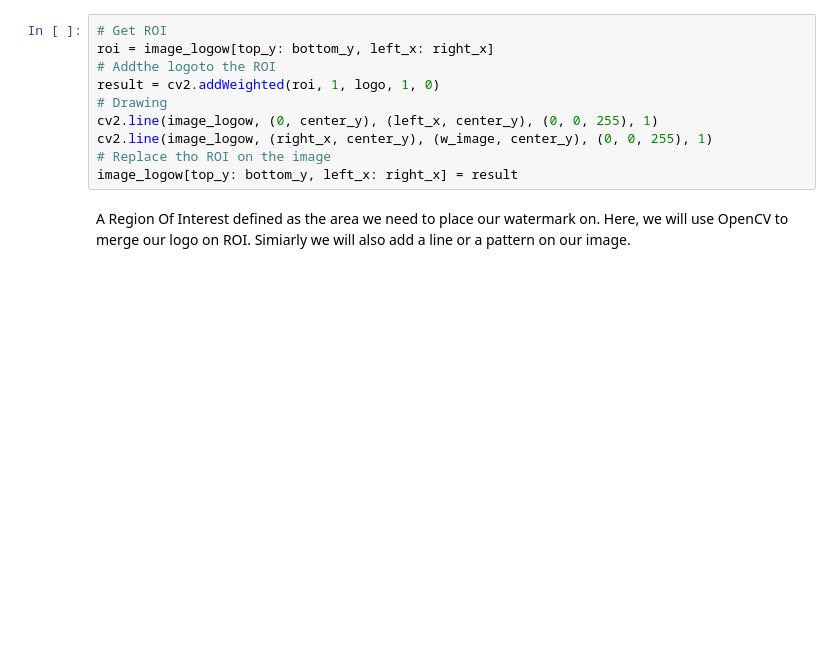
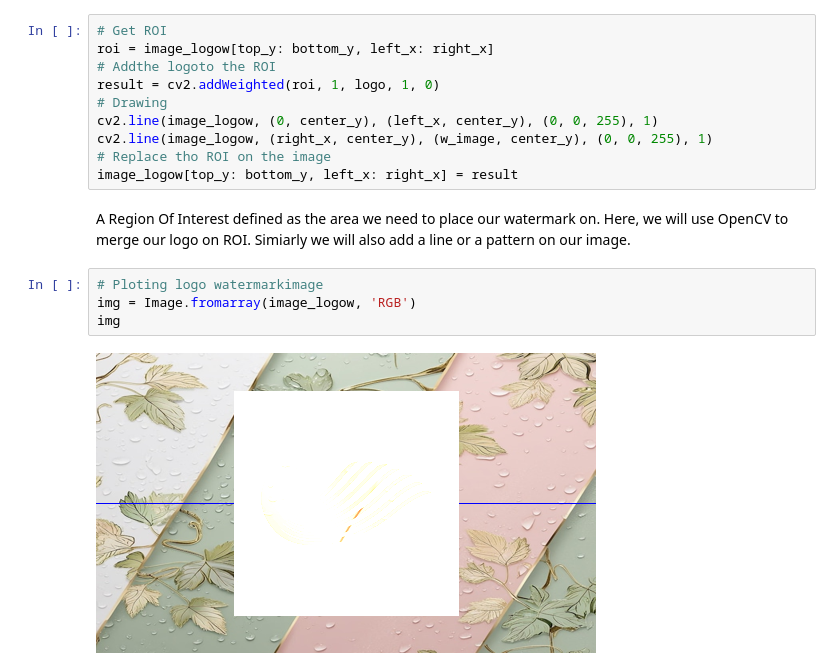
Before and after one commit to mahursh/ImageWatermarking, a Jupyter notebook: ImageWatermarkingNotes.ipynb, the cells around one changed output. Drawn from its saved outputs; the diff is of its cells as text; blank space fills up the shorter version.

```diff
--- a/ImageWatermarkingNotes.ipynb
+++ b/ImageWatermarkingNotes.ipynb
@@ -55,3 +55,9 @@ cv2.line(image_logow, (right_x, center_y), (w_image, center_y), (0, 0, 255), 1)
 image_logow[top_y: bottom_y, left_x: right_x] = result
 # %% [markdown]
 A Region Of Interest defined as the area we need to place our watermark on. Here, we will use OpenCV to merge our logo on ROI. Simiarly we will also add a line or a pattern on our image.
+# %%
+# Ploting logo watermarkimage
+img = Image.fromarray(image_logow, 'RGB')
+img
+# %% [output]
+[figure, added]
```
